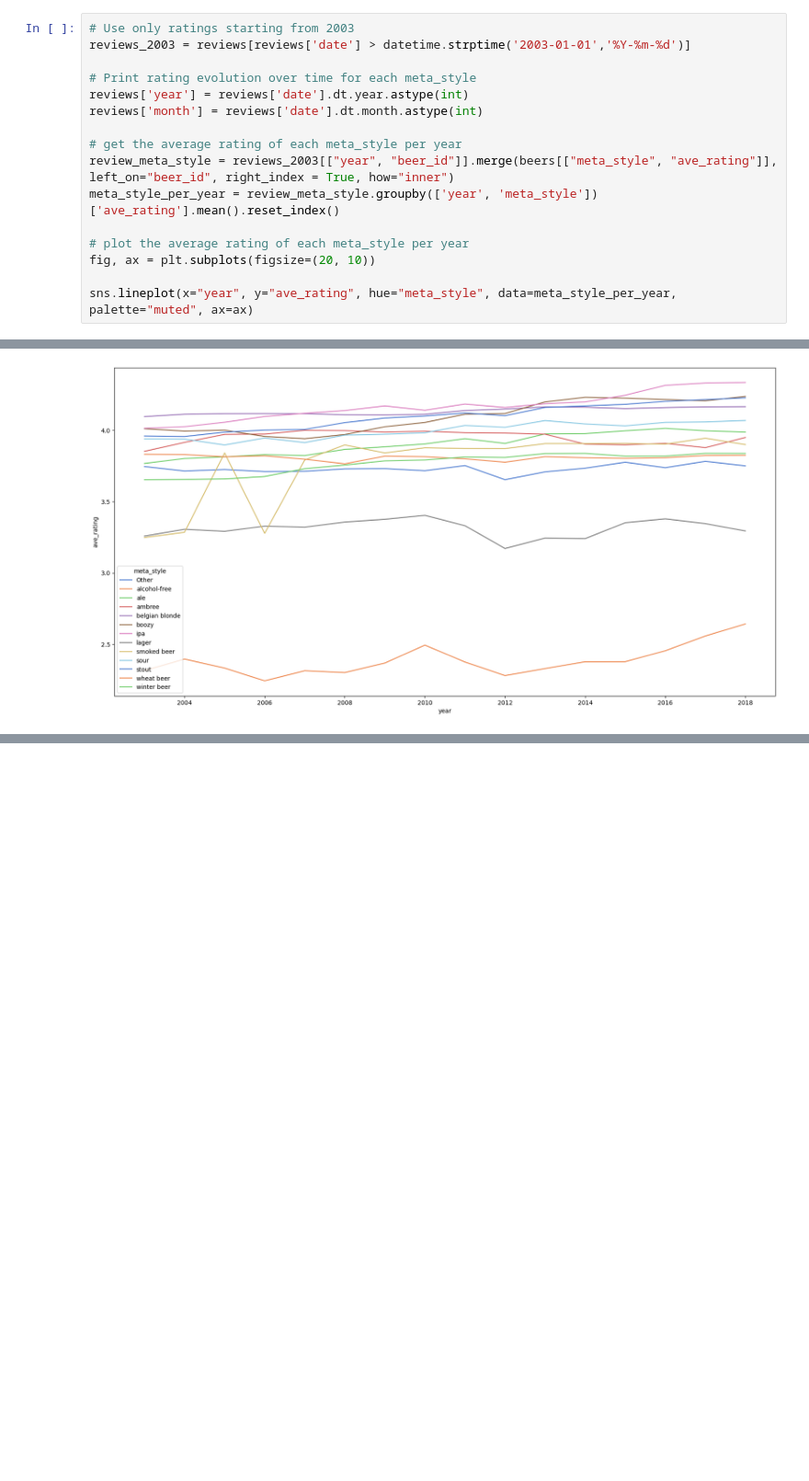
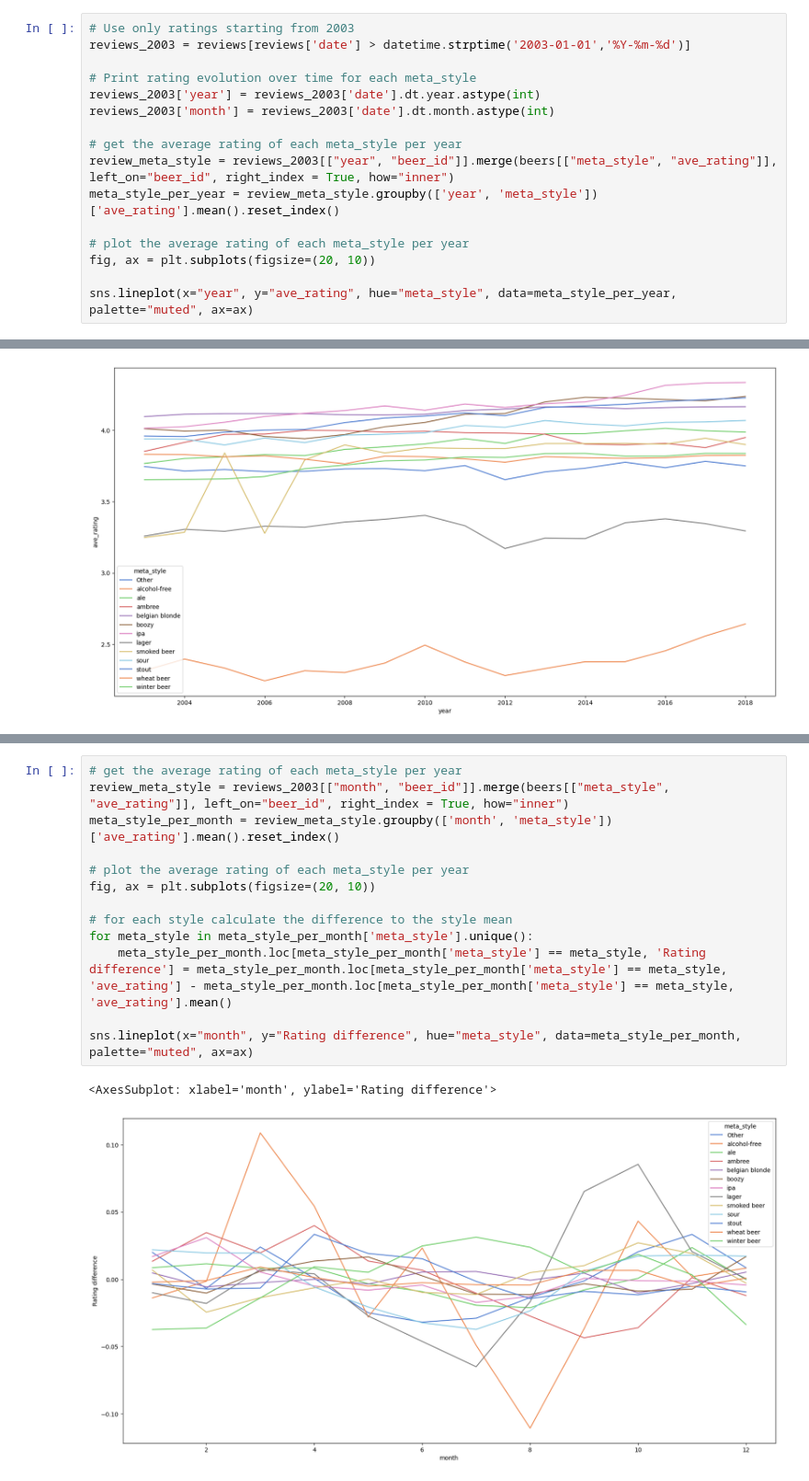
Before and after one commit to com-480-data-visualization/project-2023-viz-ionaries, a Jupyter notebook: Exploration.ipynb, the cells around one changed output, grey strips where cells are left out. Shown at 92% size. Saved outputs shown, nothing was run; the diff lists cells and outputs as text; blank space fills up the shorter version.

Commit message:
merge analysis season

```diff
--- a/Exploration.ipynb
+++ b/Exploration.ipynb
@@ -207,8 +207,8 @@ sns.catplot(x="meta_style", y="ave_rating", hue="country", data=meta_style_per_c
 reviews_2003 = reviews[reviews['date'] > datetime.strptime('2003-01-01','%Y-%m-%d')]
 
 # Print rating evolution over time for each meta_style
-reviews['year'] = reviews['date'].dt.year.astype(int)
-reviews['month'] = reviews['date'].dt.month.astype(int)
+reviews_2003['year'] = reviews_2003['date'].dt.year.astype(int)
+reviews_2003['month'] = reviews_2003['date'].dt.month.astype(int)
 
 # get the average rating of each meta_style per year
 review_meta_style = reviews_2003[["year", "beer_id"]].merge(beers[["meta_style", "ave_rating"]], left_on="beer_id", right_index = True, how="inner")
@@ -223,0 +226,16 @@ sns.lineplot(x="year", y="ave_rating", hue="meta_style", data=meta_style_per_yea
+# %%
+# get the average rating of each meta_style per year
+review_meta_style = reviews_2003[["month", "beer_id"]].merge(beers[["meta_style", "ave_rating"]], left_on="beer_id", right_index = True, how="inner")
+meta_style_per_month = review_meta_style.groupby(['month', 'meta_style'])['ave_rating'].mean().reset_index()
+
+# plot the average rating of each meta_style per year
+fig, ax = plt.subplots(figsize=(20, 10))
+
+# for each style calculate the difference to the style mean
+for meta_style in meta_style_per_month['meta_style'].unique():
+    meta_style_per_month.loc[meta_style_per_month['meta_style'] == meta_style, 'Rating difference'] = meta_style_per_month.loc[meta_style_per_month['meta_style'] == meta_style, 'ave_rating'] - meta_style_per_month.loc[meta_style_per_month['meta_style'] == meta_style, 'ave_rating'].mean()
+
+sns.lineplot(x="month", y="Rating difference", hue="meta_style", data=meta_style_per_month, palette="muted", ax=ax)
+# %% [output]
+<AxesSubplot: xlabel='month', ylabel='Rating difference'>
+[figure, added]
```
Also changed, not shown: parts of 1 cell of this notebook.
